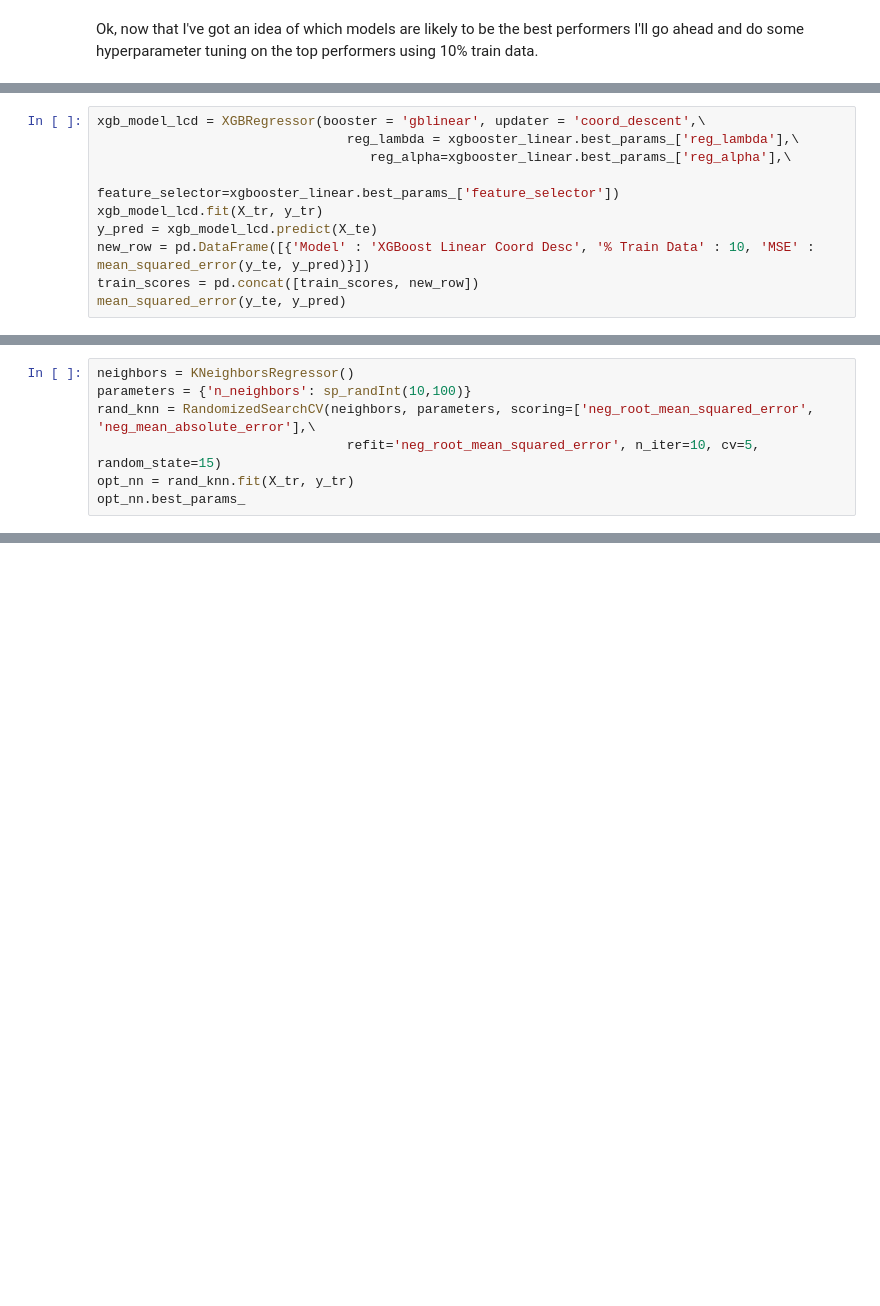
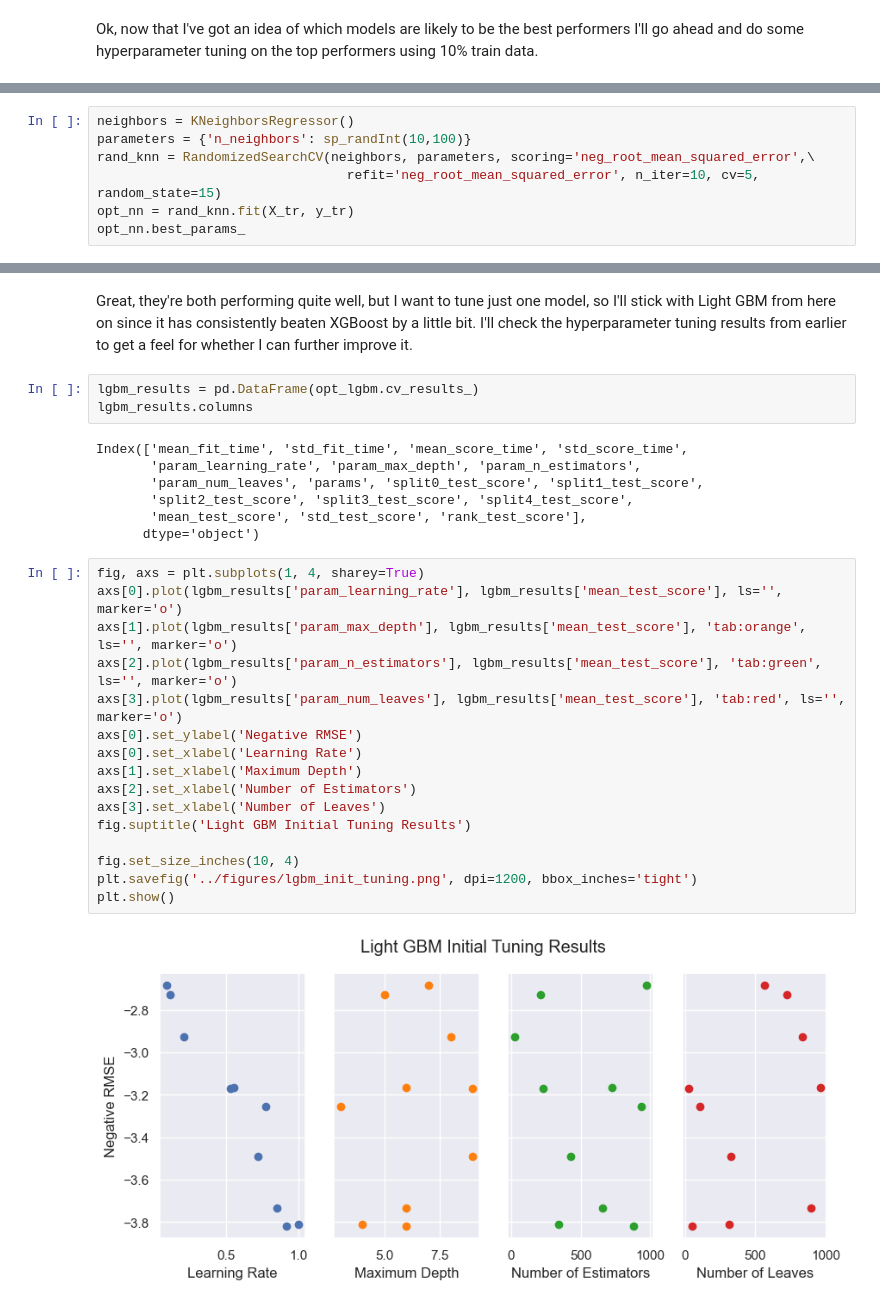
Before and after one commit to zjbrown0689/MOF-Capstone, a Jupyter notebook: notebooks/4_model_development.ipynb, the cells around one changed output, grey strips where cells are left out. Saved outputs shown, nothing was run; the diff lists cells and outputs as text; blank space fills up the shorter version.

```diff
--- a/notebooks/4_model_development.ipynb
+++ b/notebooks/4_model_development.ipynb
@@ -507,13 +460,3 @@ xgbooster_linear_cd.best_params_
-# %%
-xgb_model_lcd = XGBRegressor(booster = 'gblinear', updater = 'coord_descent',\
-                                reg_lambda = xgbooster_linear.best_params_['reg_lambda'],\
-                                   reg_alpha=xgbooster_linear.best_params_['reg_alpha'],\
-                                   feature_selector=xgbooster_linear.best_params_['feature_selector'])
-xgb_model_lcd.fit(X_tr, y_tr)
-y_pred = xgb_model_lcd.predict(X_te)
-new_row = pd.DataFrame([{'Model' : 'XGBoost Linear Coord Desc', '% Train Data' : 10, 'MSE' : mean_squared_error(y_te, y_pred)}])
-train_scores = pd.concat([train_scores, new_row])
-mean_squared_error(y_te, y_pred)
 # %%
 d_tree = tree.DecisionTreeRegressor(random_state = 12)
 parameters = {'max_depth': sp_randInt(2,8),
@@ -534,7 +482,7 @@ mean_squared_error(y_te, y_pred)
 # %%
 neighbors = KNeighborsRegressor()
 parameters = {'n_neighbors': sp_randInt(10,100)}
-rand_knn = RandomizedSearchCV(neighbors, parameters, scoring=['neg_root_mean_squared_error', 'neg_mean_absolute_error'],\
+rand_knn = RandomizedSearchCV(neighbors, parameters, scoring='neg_root_mean_squared_error',\
                                 refit='neg_root_mean_squared_error', n_iter=10, cv=5, random_state=15)
 opt_nn = rand_knn.fit(X_tr, y_tr)
 opt_nn.best_params_
@@ -567,0 +571,30 @@ mean_squared_error(y_te, y_pred)
+# %% [markdown]
+Great, they're both performing quite well, but I want to tune just one model, so I'll stick with Light GBM from here on since it has consistently beaten XGBoost by a little bit. I'll check the hyperparameter tuning results from earlier to get a feel for whether I can further improve it.
+# %%
+lgbm_results = pd.DataFrame(opt_lgbm.cv_results_)
+lgbm_results.columns
+# %% [output]
+Index(['mean_fit_time', 'std_fit_time', 'mean_score_time', 'std_score_time',
+       'param_learning_rate', 'param_max_depth', 'param_n_estimators',
+       'param_num_leaves', 'params', 'split0_test_score', 'split1_test_score',
+       'split2_test_score', 'split3_test_score', 'split4_test_score',
+       'mean_test_score', 'std_test_score', 'rank_test_score'],
+      dtype='object')
+# %%
+fig, axs = plt.subplots(1, 4, sharey=True)
+axs[0].plot(lgbm_results['param_learning_rate'], lgbm_results['mean_test_score'], ls='', marker='o')
+axs[1].plot(lgbm_results['param_max_depth'], lgbm_results['mean_test_score'], 'tab:orange', ls='', marker='o')
+axs[2].plot(lgbm_results['param_n_estimators'], lgbm_results['mean_test_score'], 'tab:green', ls='', marker='o')
+axs[3].plot(lgbm_results['param_num_leaves'], lgbm_results['mean_test_score'], 'tab:red', ls='', marker='o')
+axs[0].set_ylabel('Negative RMSE')
+axs[0].set_xlabel('Learning Rate')
+axs[1].set_xlabel('Maximum Depth')
+axs[2].set_xlabel('Number of Estimators')
+axs[3].set_xlabel('Number of Leaves')
+fig.suptitle('Light GBM Initial Tuning Results')
+
+fig.set_size_inches(10, 4)
+plt.savefig('../figures/lgbm_init_tuning.png', dpi=1200, bbox_inches='tight')
+plt.show()
+# %% [output]
+[figure, new version]
```
Also changed, not shown: parts of 71 cells of this notebook.
